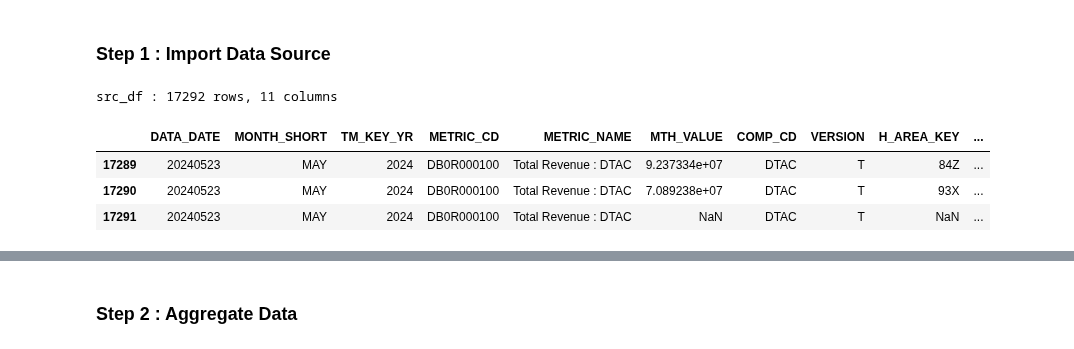
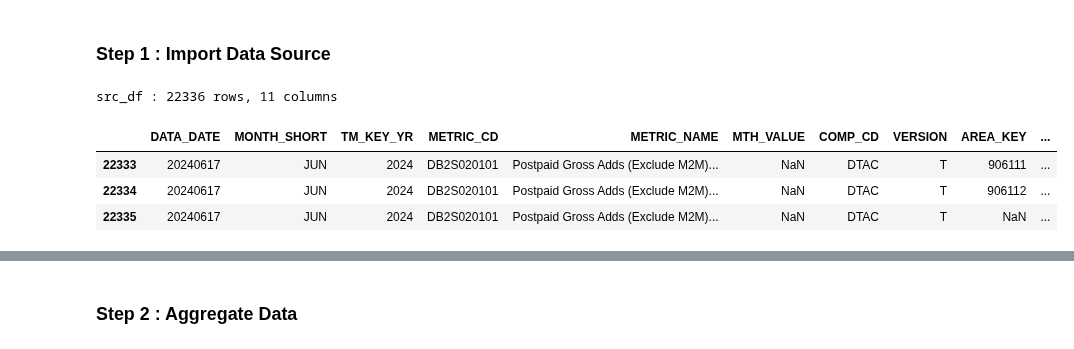
Before and after one commit to ruzlim/Jupyter, a Jupyter notebook: ETL/Interim/Interim-Target Sales DTAC.ipynb, the cells around one changed output, grey strips where cells are left out. Drawn from its saved outputs; the diff is of its cells as text; code cells hidden in the pictures.

```diff
--- a/ETL/Interim/Interim-Target Sales DTAC.ipynb
+++ b/ETL/Interim/Interim-Target Sales DTAC.ipynb
@@ -42,21 +43,22 @@ datetime.date(2024, 6, 21)
 # %%
 ''' Rawdata '''
 
 # Target_Sales_DTAC_Y2024
 src_file = '../../data/interim/Target_Sales_DTAC_Y2024.xlsx'
 src_sheet = 'Rawdata'
 src_df = pd.read_excel(src_file, sheet_name=src_sheet, index_col=None)
-src_df.rename(columns={'AREA_CD': 'H_AREA_KEY', 'DATA_MONTH': 'MONTH_SHORT', 'DATA_YEAR': 'TM_KEY_YR', 'METRIC_VALUES': 'MTH_VALUE'}, inplace=True)
+src_df.rename(columns={'AREA_CD': 'AREA_KEY', 'DATA_MONTH': 'MONTH_SHORT', 'DATA_YEAR': 'TM_KEY_YR', 'METRIC_VALUES': 'MTH_VALUE'}, inplace=True)
+src_df['MONTH_SHORT'] = src_df['MONTH_SHORT'].apply(lambda x: x.upper())
 # src_df = src_df.replace(np.nan, None)
 
 print(f'\nsrc_df : {src_df.shape[0]} rows, {src_df.shape[1]} columns')
 src_df.tail(3)
 # %% [output]
-src_df : 17292 rows, 11 columns
+src_df : 22336 rows, 11 columns
-|  | DATA_DATE | MONTH_SHORT | TM_KEY_YR | METRIC_CD | METRIC_NAME | MTH_VALUE | COMP_CD | VERSION | H_AREA_KEY | ... |
-| 17289 | 20240523 | MAY | 2024 | DB0R000100 | Total Revenue : DTAC | 9.237334e+07 | DTAC | T | 84Z | ... |
-| 17290 | 20240523 | MAY | 2024 | DB0R000100 | Total Revenue : DTAC | 7.089238e+07 | DTAC | T | 93X | ... |
-| 17291 | 20240523 | MAY | 2024 | DB0R000100 | Total Revenue : DTAC | NaN | DTAC | T | NaN | ... |
+|  | DATA_DATE | MONTH_SHORT | TM_KEY_YR | METRIC_CD | METRIC_NAME | MTH_VALUE | COMP_CD | VERSION | AREA_KEY | ... |
+| 22333 | 20240617 | JUN | 2024 | DB2S020101 | Postpaid Gross Adds (Exclude M2M)... | NaN | DTAC | T | 906111 | ... |
+| 22334 | 20240617 | JUN | 2024 | DB2S020101 | Postpaid Gross Adds (Exclude M2M)... | NaN | DTAC | T | 906112 | ... |
+| 22335 | 20240617 | JUN | 2024 | DB2S020101 | Postpaid Gross Adds (Exclude M2M)... | NaN | DTAC | T | NaN | ... |
 # %%
 ''' Master Data '''
 
```
Also changed, not shown: parts of 9 cells of this notebook, 3 other files.
